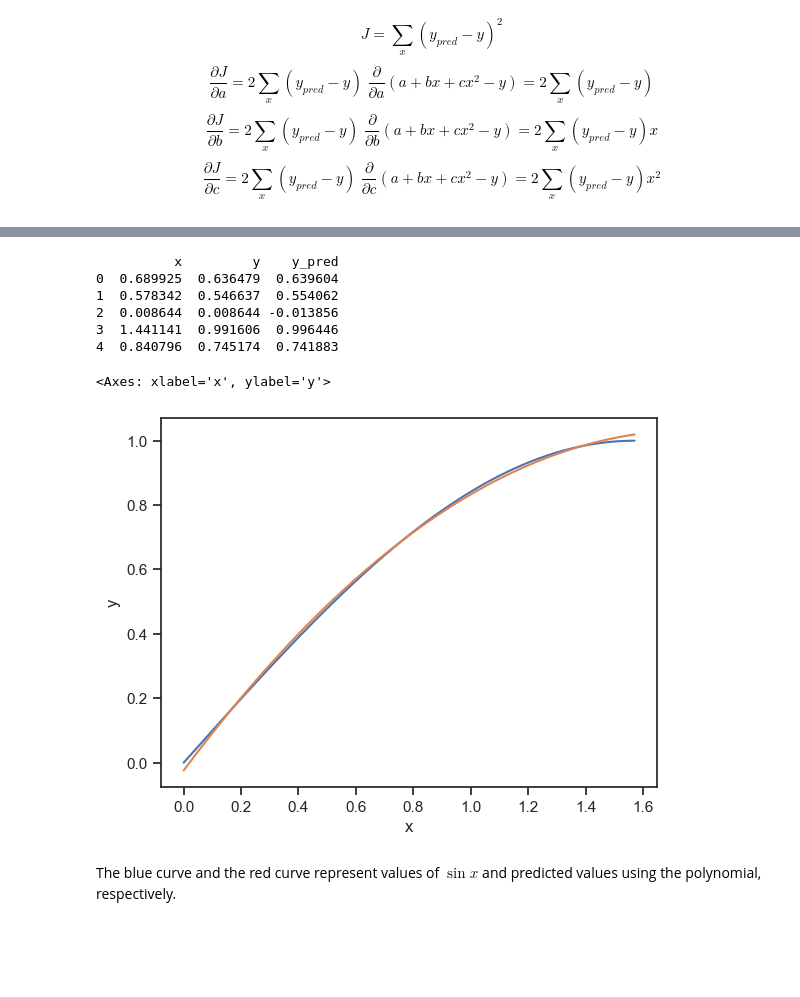
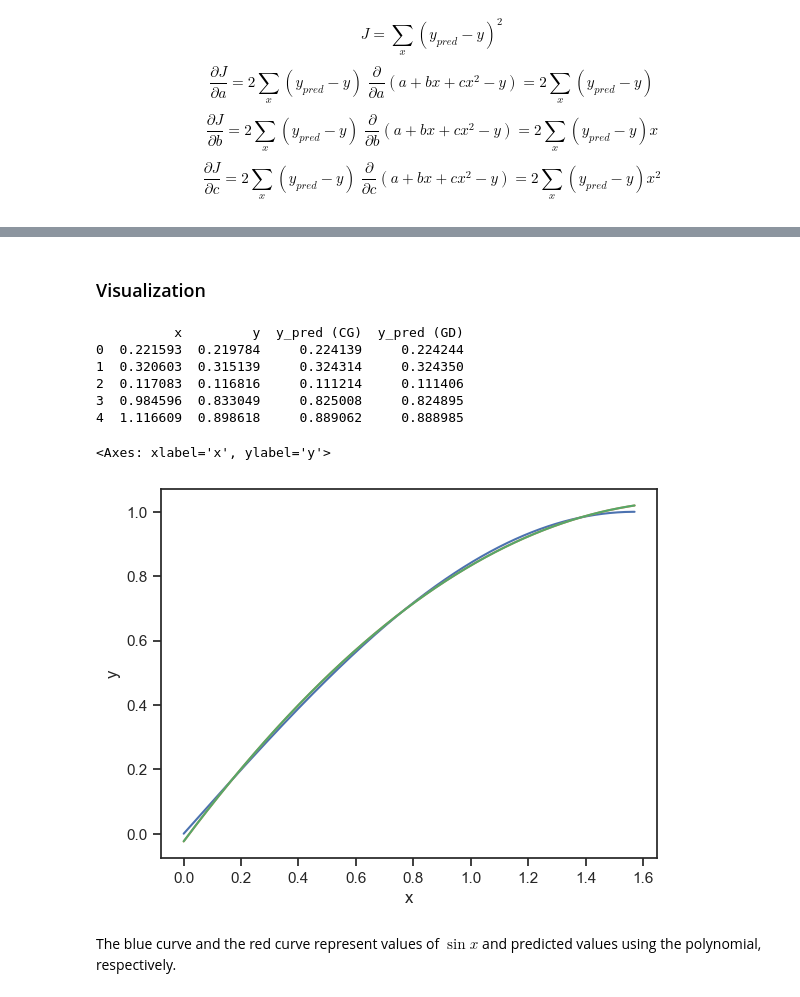
Before and after one commit to hnthap/computational-graphs-group-8, a Jupyter notebook: computational-graphs-group-8.ipynb, the cells around one changed output, grey strips where cells are left out. Drawn from its saved outputs; the diff is of its cells as text; code cells hidden in the pictures; blank space fills up the shorter version.

```diff
--- a/computational-graphs-group-8.ipynb
+++ b/computational-graphs-group-8.ipynb
@@ -73,12 +130,6 @@ $$\frac{\partial{J}}{\partial{b}} = 2 \sum_{x} (y_{pred} - y) \;\frac{\partial{}
 $$\frac{\partial{J}}{\partial{c}} = 2 \sum_{x} (y_{pred} - y) \;\frac{\partial{}}{\partial{c}}(a + bx + cx^2 - y) = 2 \sum_{x} (y_{pred} - y)x^2$$
 # %%
 # Some parts are based on https://pytorch.org/tutorials/beginner/pytorch_with_examples.html
-
-# Create random input and output data
-x = torch.linspace(0, math.pi / 2, 2000, \
-                   dtype=dtype, device=device)
-x_indices = torch.randperm(2000, device=device)
-x = x[x_indices]
 
 y = torch.sin(x)
 
@@ -91,15 +142,15 @@ learning_rate = 1e-4
 for iter in range(2000):
 
     # Forward pass: compute predicted y
-    y_pred = a + b * x + c * x ** 2
+    y_pred_2 = a + b * x + c * x ** 2
 
     # Compute and print loss
-    loss = (y_pred - y).pow(2).sum().item()
+    loss = (y_pred_2 - y).pow(2).sum().item()
     if iter % 100 == 99:
         print(f'Iter. {iter}: loss = {round(loss, 4)}')
 
     # Backpropagation to compute gradients of a, b, c with respect to loss
-    grad_loss = 2.0 * (y_pred - y)
+    grad_loss = 2.0 * (y_pred_2 - y)
     grad_a = grad_loss.sum()
     grad_b = (grad_loss * x).sum()
     grad_c = (grad_loss * x ** 2).sum()
@@ -131,30 +182,28 @@ Result: y = -0.02395627833902836 + 1.194555401802063 x + -0.33754727244377136 x^
+# %% [markdown]
+### Visualization
 # %%
 import pandas as pd
 import seaborn as sns
 sns.set_theme(style='ticks')
 
-df = torch.stack((x, y, y_pred)).t().numpy()
-df = pd.DataFrame(df, columns=['x', 'y', 'y_pred'])
+df = torch.stack( \
+    (x.reshape(-1), y.reshape(-1), y_pred.reshape(-1), y_pred_2.reshape(-1)) \
+        ).t().numpy()
+df = pd.DataFrame(df, columns=['x', 'y', 'y_pred (CG)', 'y_pred (GD)'])
 
 print(df.head())
 
-sns.lineplot(
-    data=df, x='x', y='y',
-    palette='blue'
-)
-
-sns.lineplot(
-    data=df, x='x', y='y_pred',
-    palette='red'
-)
+sns.lineplot(data=df, x='x', y='y', palette='blue')
+sns.lineplot(data=df, x='x', y='y_pred (CG)', palette='green')
+sns.lineplot(data=df, x='x', y='y_pred (GD)', palette='red')
 # %% [output]
-          x         y    y_pred
-0  0.689925  0.636479  0.639604
-1  0.578342  0.546637  0.554062
-2  0.008644  0.008644 -0.013856
-3  1.441141  0.991606  0.996446
-4  0.840796  0.745174  0.741883
+          x         y  y_pred (CG)  y_pred (GD)
+0  0.221593  0.219784     0.224139     0.224244
+1  0.320603  0.315139     0.324314     0.324350
+2  0.117083  0.116816     0.111214     0.111406
+3  0.984596  0.833049     0.825008     0.824895
+4  1.116609  0.898618     0.889062     0.888985
 <Axes: xlabel='x', ylabel='y'>
-[figure, old version]
+[figure, new version]
 # %% [markdown]
 The blue curve and the red curve represent values of $\sin x$ and predicted values using the polynomial, respectively.
```
Also changed, not shown: parts of 4 cells of this notebook.
